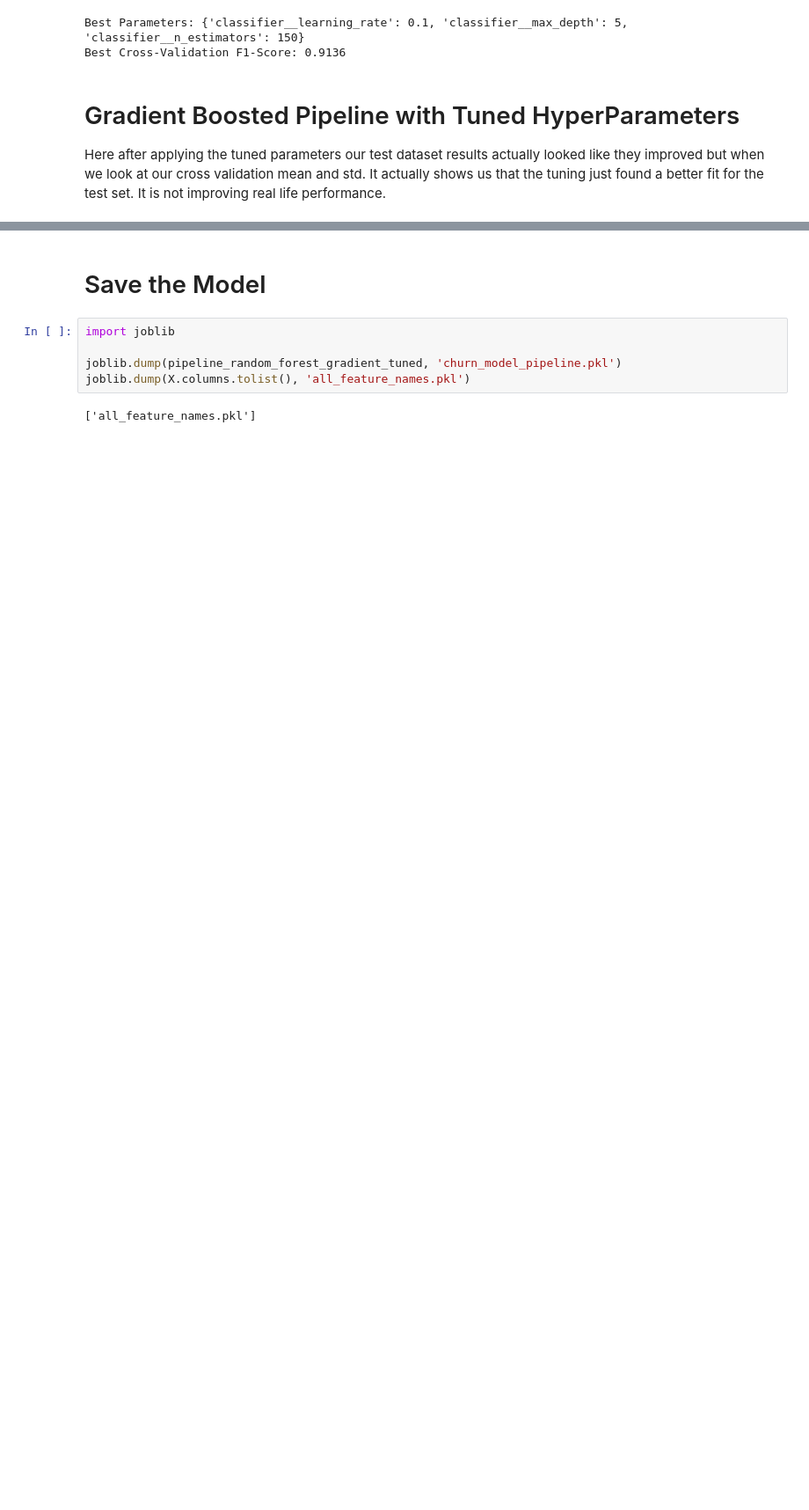
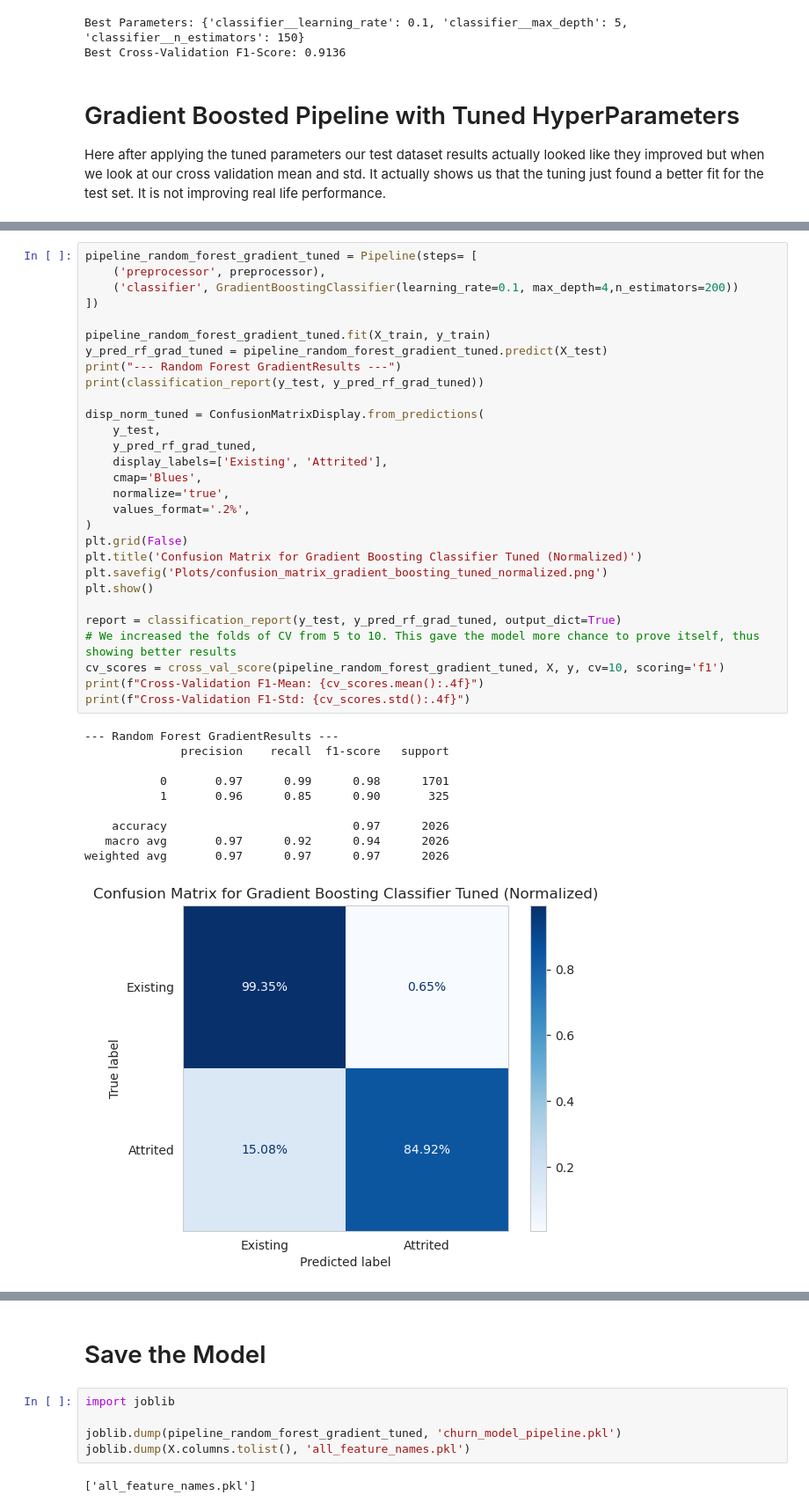
Before and after one commit to efeherek/Predicting-Credit-Card-Attrition, a Jupyter notebook: Project_Jupyter.ipynb, the cells around one changed output, grey strips where cells are left out. Shown at 88% size. Cells and saved outputs as stored; diff of their text form; blank space fills up the shorter version.

```diff
--- a/Project_Jupyter.ipynb
+++ b/Project_Jupyter.ipynb
@@ -506,0 +544,40 @@ Cross-Validation F1-Std: 0.1118
+# %%
+pipeline_random_forest_gradient_tuned = Pipeline(steps= [
+    ('preprocessor', preprocessor),
+    ('classifier', GradientBoostingClassifier(learning_rate=0.1, max_depth=4,n_estimators=200))
+])
+
+pipeline_random_forest_gradient_tuned.fit(X_train, y_train)
+y_pred_rf_grad_tuned = pipeline_random_forest_gradient_tuned.predict(X_test)
+print("--- Random Forest GradientResults ---")
+print(classification_report(y_test, y_pred_rf_grad_tuned))
+
+disp_norm_tuned = ConfusionMatrixDisplay.from_predictions(
+    y_test,
+    y_pred_rf_grad_tuned,
+    display_labels=['Existing', 'Attrited'],
+    cmap='Blues',
+    normalize='true',
+    values_format='.2%',
+)
+plt.grid(False)
+plt.title('Confusion Matrix for Gradient Boosting Classifier Tuned (Normalized)')
+plt.savefig('Plots/confusion_matrix_gradient_boosting_tuned_normalized.png')
+plt.show()
+
+report = classification_report(y_test, y_pred_rf_grad_tuned, output_dict=True)
+# We increased the folds of CV from 5 to 10. This gave the model more chance to prove itself, thus showing better results
+cv_scores = cross_val_score(pipeline_random_forest_gradient_tuned, X, y, cv=10, scoring='f1')
+print(f"Cross-Validation F1-Mean: {cv_scores.mean():.4f}")
+print(f"Cross-Validation F1-Std: {cv_scores.std():.4f}")
+# %% [output]
+--- Random Forest GradientResults ---
+              precision    recall  f1-score   support
+
+           0       0.97      0.99      0.98      1701
+           1       0.96      0.85      0.90       325
+
+    accuracy                           0.97      2026
+   macro avg       0.97      0.92      0.94      2026
+weighted avg       0.97      0.97      0.97      2026
+[figure, added]
```
Also changed, not shown: parts of 9 cells of this notebook, 3 other files.
